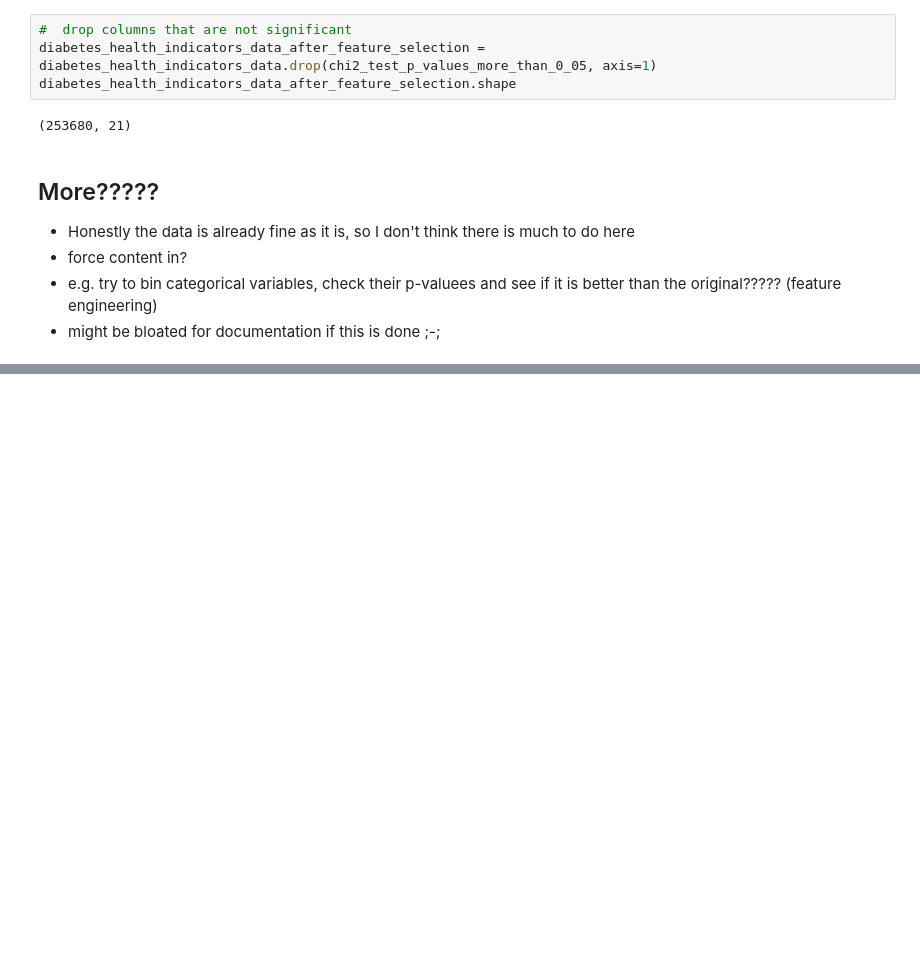
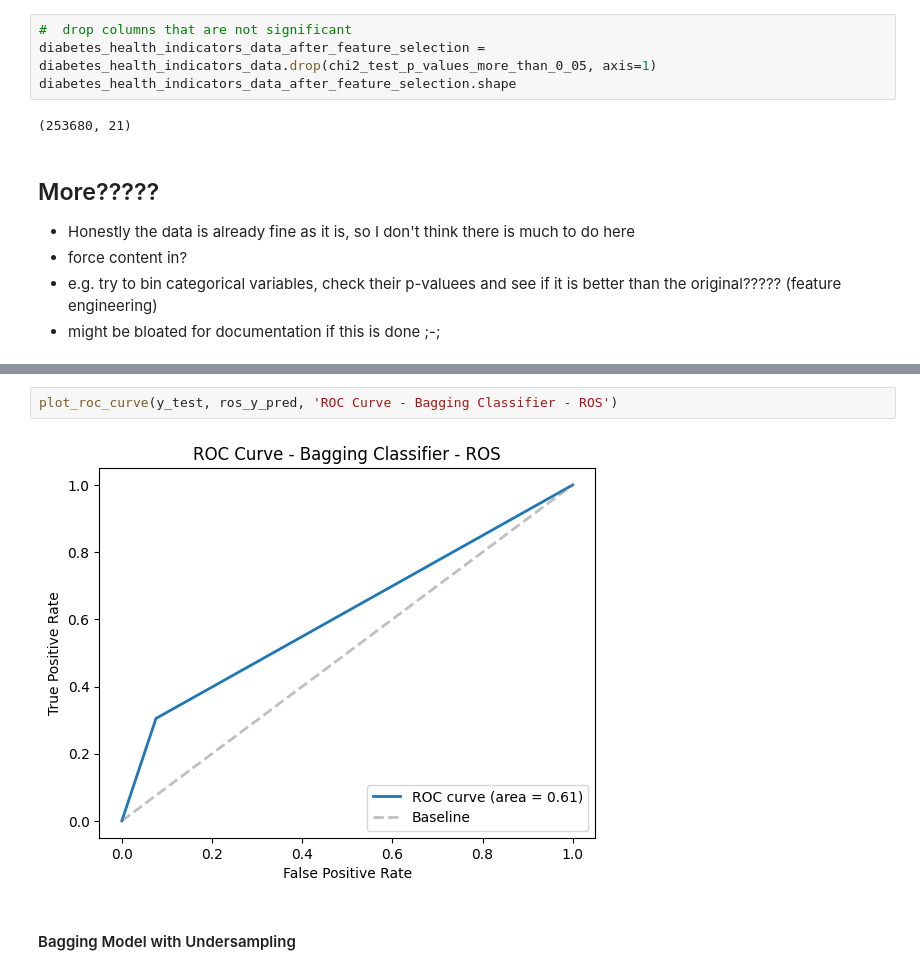
Before and after one commit to RileyLeo/Diabetes-Prediction-ML, a Jupyter notebook: notebook.ipynb, the cells around one changed output, grey strips where cells are left out. Saved outputs shown, nothing was run; the diff lists cells and outputs as text; blank space fills up the shorter version.

```diff
--- a/notebook.ipynb
+++ b/notebook.ipynb
@@ -898,0 +1103,6 @@ X_train, X_test, y_train, y_test = train_test_split(X_smote,y_smote, test_size=0
+# %%
+plot_roc_curve(y_test, ros_y_pred, 'ROC Curve - Bagging Classifier - ROS')
+# %% [output]
+[figure, added]
+# %% [markdown]
+#### Bagging Model with Undersampling
```
Also changed, not shown: parts of 53 cells of this notebook.
